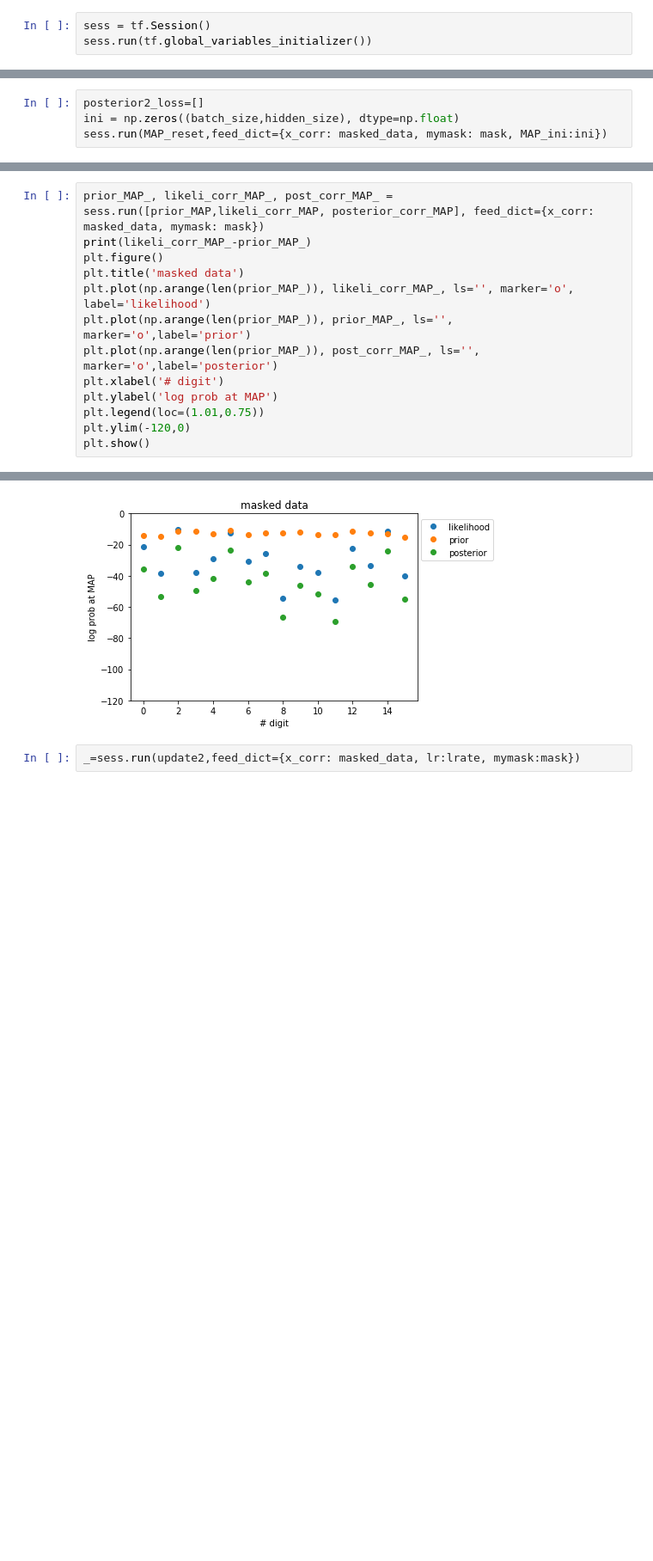
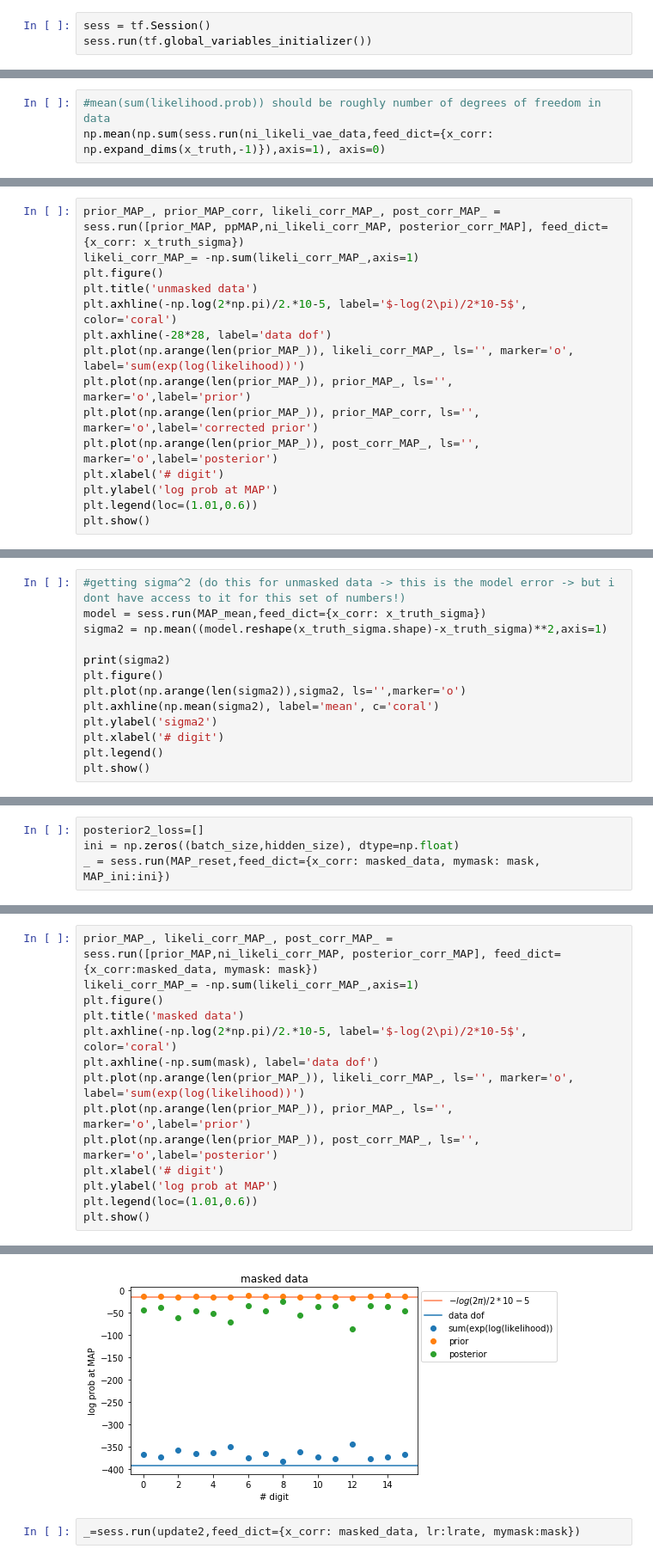
Before and after one commit to VMBoehm/DeNoPa, a Jupyter notebook: Laplace_Around_MAP_External_Generator.ipynb, the cells around one changed output, grey strips where cells are left out. Shown: that part at 86% size. Cells and saved outputs as stored; diff of their text form; blank space fills up the shorter version.

```diff
--- a/Laplace_Around_MAP_External_Generator.ipynb
+++ b/Laplace_Around_MAP_External_Generator.ipynb
@@ -250,0 +272,3 @@ for i in range(min(batch_size,16)):
+# %%
+#mean(sum(likelihood.prob)) should be roughly number of degrees of freedom in data
+np.mean(np.sum(sess.run(ni_likeli_vae_data,feed_dict={x_corr: np.expand_dims(x_truth,-1)}),axis=1), axis=0)
@@ -250,0 +344,15 @@ for i in range(min(batch_size,16)):
+# %%
+prior_MAP_, prior_MAP_corr, likeli_corr_MAP_, post_corr_MAP_ = sess.run([prior_MAP, ppMAP,ni_likeli_corr_MAP, posterior_corr_MAP], feed_dict={x_corr: x_truth_sigma})
+likeli_corr_MAP_= -np.sum(likeli_corr_MAP_,axis=1)
+plt.figure()
+plt.title('unmasked data')
+plt.axhline(-np.log(2*np.pi)/2.*10-5, label='$-log(2\pi)/2*10-5$', color='coral')
+plt.axhline(-28*28, label='data dof')
+plt.plot(np.arange(len(prior_MAP_)), likeli_corr_MAP_, ls='', marker='o', label='sum(exp(log(likelihood))')
+plt.plot(np.arange(len(prior_MAP_)), prior_MAP_, ls='', marker='o',label='prior')
+plt.plot(np.arange(len(prior_MAP_)), prior_MAP_corr, ls='', marker='o',label='corrected prior')
+plt.plot(np.arange(len(prior_MAP_)), post_corr_MAP_, ls='', marker='o',label='posterior')
+plt.xlabel('# digit')
+plt.ylabel('log prob at MAP')
+plt.legend(loc=(1.01,0.6))
+plt.show()
@@ -250,0 +426,13 @@ for i in range(min(batch_size,16)):
+# %%
+#getting sigma^2 (do this for unmasked data -> this is the model error -> but i dont have access to it for this set of numbers!)
+model = sess.run(MAP_mean,feed_dict={x_corr: x_truth_sigma})
+sigma2 = np.mean((model.reshape(x_truth_sigma.shape)-x_truth_sigma)**2,axis=1)
+
+print(sigma2)
+plt.figure()
+plt.plot(np.arange(len(sigma2)),sigma2, ls='',marker='o')
+plt.axhline(np.mean(sigma2), label='mean', c='coral')
+plt.ylabel('sigma2')
+plt.xlabel('# digit')
+plt.legend()
+plt.show()
@@ -295,4 +501,4 @@ for i in range(min(batch_size,16)):
 # %%
 posterior2_loss=[]
 ini = np.zeros((batch_size,hidden_size), dtype=np.float)
-sess.run(MAP_reset,feed_dict={x_corr: masked_data, mymask: mask, MAP_ini:ini})
+_ = sess.run(MAP_reset,feed_dict={x_corr: masked_data, mymask: mask, MAP_ini:ini})
@@ -387,14 +576,15 @@ for i in range(min(batch_size,16)):
 # %%
-prior_MAP_, likeli_corr_MAP_, post_corr_MAP_ = sess.run([prior_MAP,likeli_corr_MAP, posterior_corr_MAP], feed_dict={x_corr: masked_data, mymask: mask})
-print(likeli_corr_MAP_-prior_MAP_)
+prior_MAP_, likeli_corr_MAP_, post_corr_MAP_ = sess.run([prior_MAP,ni_likeli_corr_MAP, posterior_corr_MAP], feed_dict={x_corr:masked_data, mymask: mask})
+likeli_corr_MAP_= -np.sum(likeli_corr_MAP_,axis=1)
 plt.figure()
 plt.title('masked data')
-plt.plot(np.arange(len(prior_MAP_)), likeli_corr_MAP_, ls='', marker='o', label='likelihood')
+plt.axhline(-np.log(2*np.pi)/2.*10-5, label='$-log(2\pi)/2*10-5$', color='coral')
+plt.axhline(-np.sum(mask), label='data dof')
+plt.plot(np.arange(len(prior_MAP_)), likeli_corr_MAP_, ls='', marker='o', label='sum(exp(log(likelihood))')
 plt.plot(np.arange(len(prior_MAP_)), prior_MAP_, ls='', marker='o',label='prior')
 plt.plot(np.arange(len(prior_MAP_)), post_corr_MAP_, ls='', marker='o',label='posterior')
 plt.xlabel('# digit')
 plt.ylabel('log prob at MAP')
-plt.legend(loc=(1.01,0.75))
-plt.ylim(-120,0)
+plt.legend(loc=(1.01,0.6))
 plt.show()
 # %% [output]
@@ -404,4 +591,4 @@ plt.show()
-[figure, old version]
+[figure, new version]
 # %%
 _=sess.run(update2,feed_dict={x_corr: masked_data, lr:lrate, mymask:mask})
 # %%
```
Also changed, not shown: parts of 20 cells of this notebook.
